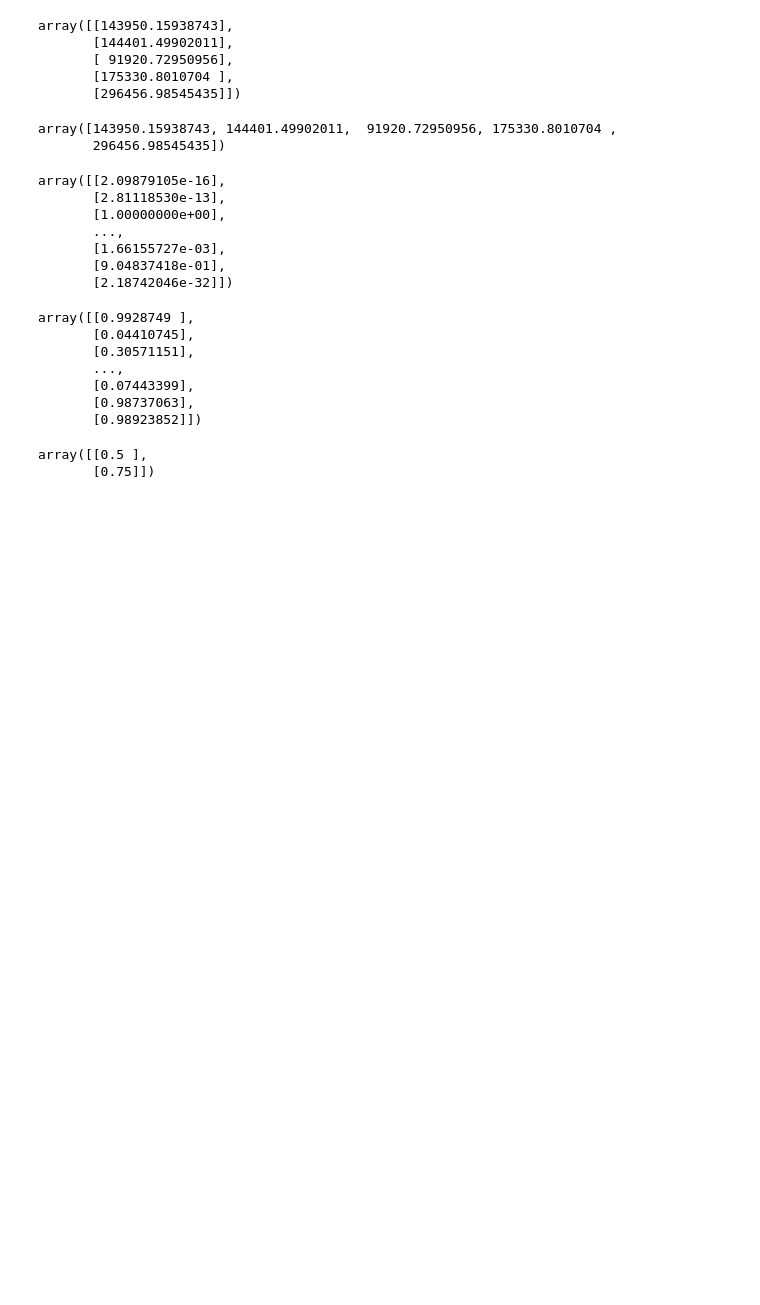
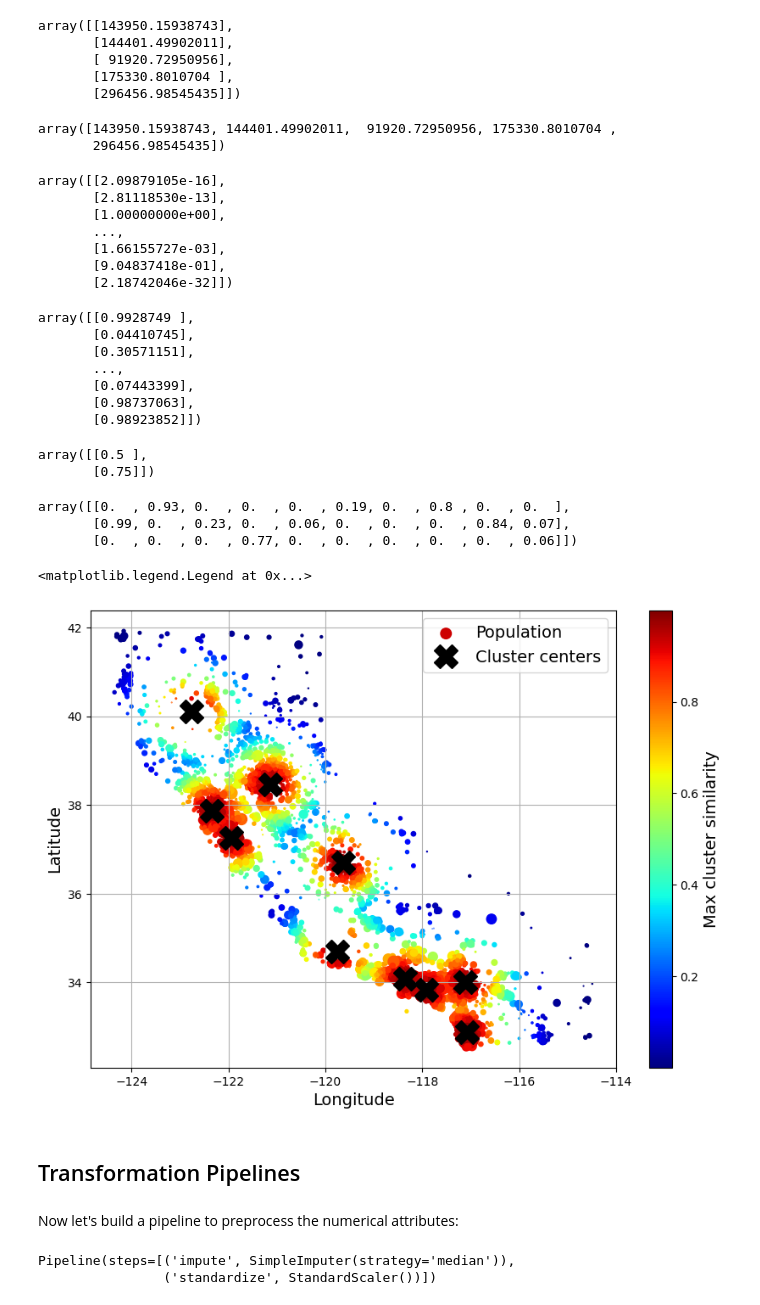
Before and after one commit to ferrpm/HandsOn-Machine-Learning3, a Jupyter notebook: 02_end_to_end_machine_learning_project.ipynb, the cells around one changed output. Cells and saved outputs as stored; diff of their text form; code cells hidden in the pictures; blank space fills up the shorter version.

```diff
--- a/02_end_to_end_machine_learning_project.ipynb
+++ b/02_end_to_end_machine_learning_project.ipynb
@@ -464,0 +487,58 @@ array([[0.5 ],
+# %%
+# Custom transformer that uses a KMeans clusterer in fit() to identify main clusters in the training
+# Then, uses rbf_kerner() in transform() to measure how similar each sample is to each cluster center
+
+from sklearn.cluster import KMeans
+
+class ClusterSimilarity(BaseEstimator, TransformerMixin):
+    def __init__(self, n_clusters=10, gamma=1.0, random_state=None):
+        self.n_clusters = n_clusters
+        self.gamma = gamma
+        self.random_state = random_state
+
+    def fit(self, X, y=None, sample_weight=None):
+        self.kmeans_ = KMeans(self.n_clusters, random_state=self.random_state)
+        self.kmeans_.fit(X, sample_weight=sample_weight)
+        return self # always return self
+
+    def transform(self, X):
+        return rbf_kernel(X, self.kmeans_.cluster_centers_, gamma=self.gamma)
+
+    def get_feature_names_out(self, names=None):
+        return [f"Cluster {i} similarity" for i in range(self.n_clusters)]
+# %%
+cluster_simil = ClusterSimilarity(n_clusters=10, gamma=1., random_state=42)
+similarities = cluster_simil.fit_transform(housing[["latitude", "longitude"]],
+                                           sample_weight=housing_labels)
+# %%
+similarities[:3].round(2)
+# %% [output]
+array([[0.  , 0.93, 0.  , 0.  , 0.  , 0.19, 0.  , 0.8 , 0.  , 0.  ],
+       [0.99, 0.  , 0.23, 0.  , 0.06, 0.  , 0.  , 0.  , 0.84, 0.07],
+       [0.  , 0.  , 0.  , 0.77, 0.  , 0.  , 0.  , 0.  , 0.  , 0.06]])
+# %%
+# extra code – this cell generates Figure 2–19
+
+housing_renamed = housing.rename(columns={
+    "latitude": "Latitude", "longitude": "Longitude",
+    "population": "Population",
+    "median_house_value": "Median house value (ᴜsᴅ)"})
+housing_renamed["Max cluster similarity"] = similarities.max(axis=1)
+
+housing_renamed.plot(kind="scatter", x="Longitude", y="Latitude", grid=True,
+                     s=housing_renamed["Population"] / 100, label="Population",
+                     c="Max cluster similarity",
+                     cmap="jet", colorbar=True,
+                     legend=True, sharex=False, figsize=(10, 7))
+plt.plot(cluster_simil.kmeans_.cluster_centers_[:, 1],
+         cluster_simil.kmeans_.cluster_centers_[:, 0],
+         linestyle="", color="black", marker="X", markersize=20,
+         label="Cluster centers")
+plt.legend(loc="upper right")
+# %% [output]
+<matplotlib.legend.Legend at 0x...>
+[figure, added]
+# %% [markdown]
+## Transformation Pipelines
+# %% [markdown]
+Now let's build a pipeline to preprocess the numerical attributes:
@@ -464,0 +552,12 @@ array([[0.5 ],
+# %%
+# all Scikit-Learn estimators will be rendered as interactive diagrams
+# Useful for visualizing pipelines
+
+from sklearn import set_config
+
+set_config(display='diagram')
+
+num_pipeline
+# %% [output]
+Pipeline(steps=[('impute', SimpleImputer(strategy='median')),
+                ('standardize', StandardScaler())])
```
Also changed, not shown: parts of 3 cells of this notebook.
